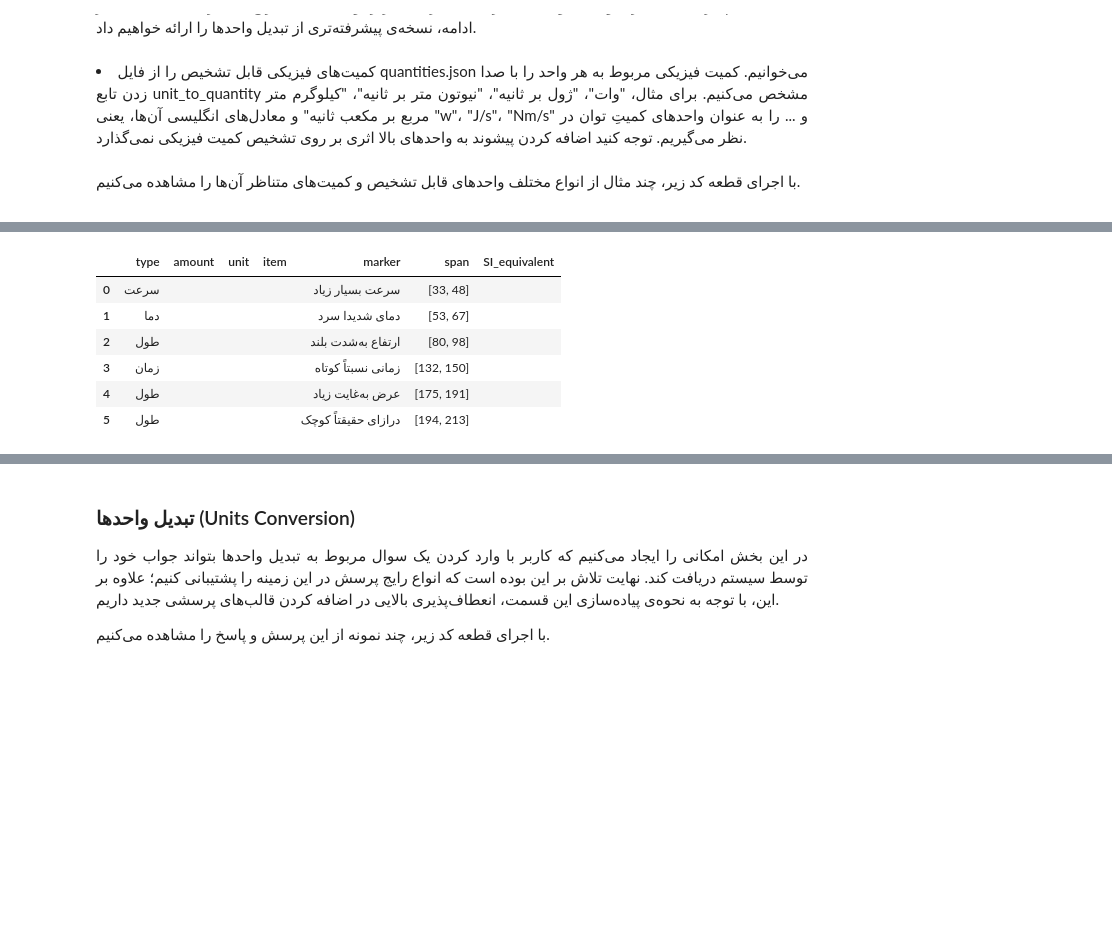
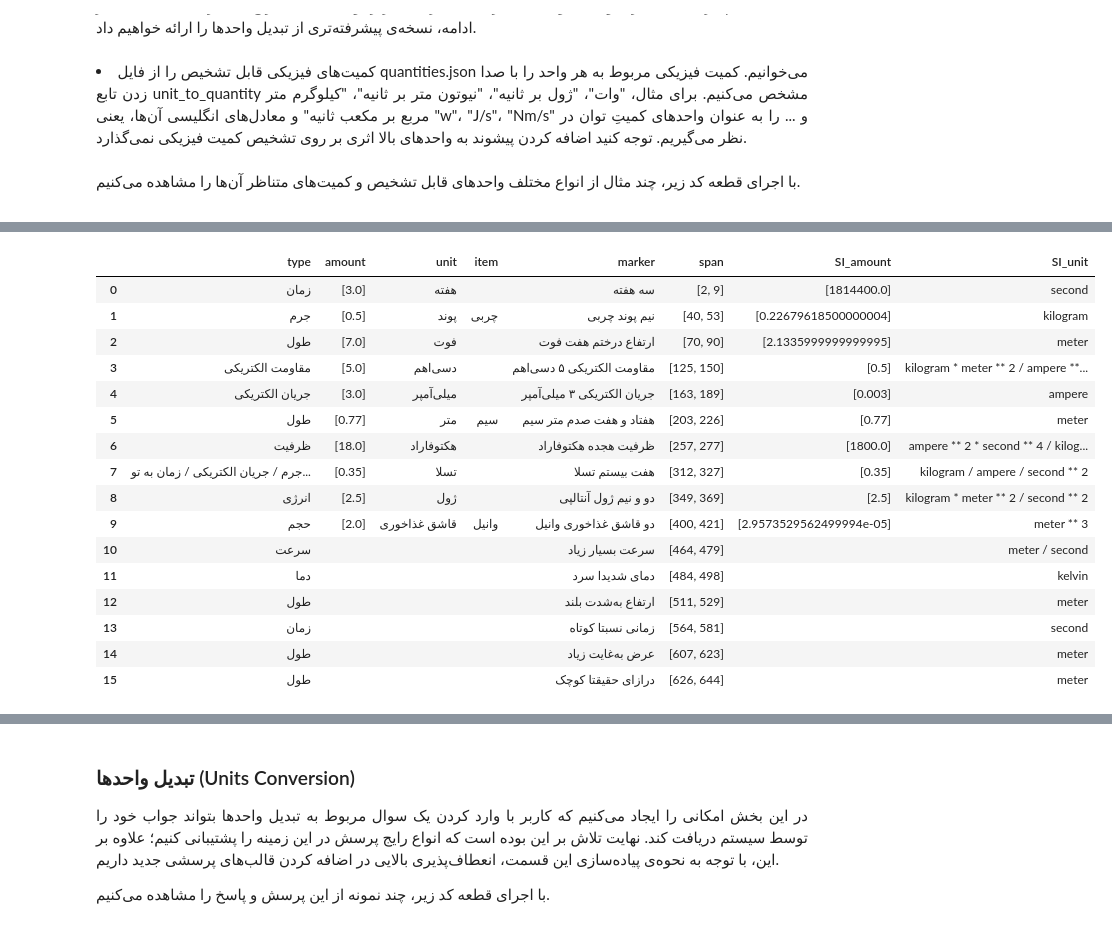
Before and after one commit to arshandalili/mir-units-of-measurements, a Jupyter notebook: units_of_measurement.ipynb, the cells around one changed output, grey strips where cells are left out. Saved outputs shown, nothing was run; the diff lists cells and outputs as text; code cells hidden in the pictures; blank space fills up the shorter version.

Commit message:
Add Extractor class, final parts approaching
Co-authored-by: Arshan Dalili <arshandalili@users.noreply.github.com>
Co-authored-by: MohammadHejri <MohammadHejri@users.noreply.github.com>

```diff
--- a/units_of_measurement.ipynb
+++ b/units_of_measurement.ipynb
@@ -420,14 +421,15 @@ pd.DataFrame(result)
 # %%
 class ExtractedQuantity:
 
-    def __init__(self, qtype, amount, unit, item, marker, span, SI_equivalent):
+    def __init__(self, qtype, amount, unit, item, marker, span, SI_amount, SI_unit):
         self.qtype = qtype
         self.amount = amount
         self.unit = unit
         self.item = item
         self.marker = marker
         self.span = span
-        self.SI_equivalent = SI_equivalent
+        self.SI_amount = SI_amount
+        self.SI_unit = SI_unit
 
     def get_dict(self):
         return {
@@ -437,5 +439,13 @@ class ExtractedQuantity:
             'item': self.item,
             'marker': self.marker,
             'span': self.span,
-            'SI_equivalent': self.SI_equivalent,
+            'SI_amount': self.SI_amount,
+            'SI_unit': self.SI_unit,
         }
+# %%
+tagger = hazm.POSTagger(model='resources/hazm/postagger.model')
+chunker = hazm.Chunker(model='resources/hazm/chunker.model')
+# %%
+related_words_dict = {}
+with open('resources/dataset/quantities_related_names.json', 'r', encoding='utf-8') as file:
+    related_words_dict = json.load(file)
@@ -505,0 +622,2 @@ extract_qualitative_expressions(sample, tagger, quantities_word_network)
+# %%
+quantity_extractor = QuantityExtractor()
@@ -506,16 +651,38 @@ extract_qualitative_expressions(sample, tagger, quantities_word_network)
 # %%
-sample = '''ما در ابتدا یک ماشین دیدیم که با سرعت بسیار زیاد
- در دمای شدیدا سرد قطب جنوب در ارتفاع به‌شدت بلند در حال رانندگی بود.
- سپس مردی در زمانی نسبتاً کوتاه شروع به پیاده‌شدن کرد.
- عرض به‌غایت زیاد و درازای حقیقتاً کوچک از ویژگی‌های آن ماشین بود.'''
+sample = '''
+    سه هفته بود که به گردش نرفته بودیم.
+    نیم پوند چربی آب کرده بودم.
+    ارتفاع درختم هفت فوت شده بود و این جای خوشحالی داشت.
+    مقاومت الکتریکی ۵ دسی‌اهم در مداری با جریان الکتریکی ۳ میلی‌آمپر موجود است.
+    هفتاد و هفت صدم متر سیم باکیفیت خریدم.
+    اگر خازنی با ظرفیت هجده هکتوفاراد در آن قرار بگیرد میدان مغناطیسی آن هفت بیستم تسلا می‌شود.
+    این فرایند دو و نیم ژول آنتالپی دارد.
+    برای پختن کیک نیازمند دو قاشق غذاخوری وانیل هستیم.
+    ما در ابتدا یک ماشین دیدیم که با سرعت بسیار زیاد
+    در دمای شدیدا سرد قطب جنوب در ارتفاع به‌شدت بلند در حال رانندگی بود.
+    سپس مردی در زمانی نسبتاً کوتاه شروع به پیاده‌شدن کرد.
+    عرض به‌غایت زیاد و درازای حقیقتاً کوچک از ویژگی‌های آن ماشین بود.'''
 
-result = extract_qualitative_expressions(sample, tagger, quantities_word_network)
-pd.DataFrame(result)
+result = quantity_extractor.extract(sample)
+df = pd.DataFrame(result)
+# df['amount'] = df['amount'].apply(lambda x: x if type(x) == str else list(map(lambda a: round(a, 8), x)))
+# df['SI_amount'] = df['SI_amount'].apply(lambda x: x if type(x) == str else list(map(lambda a: round(a, 8), x)))
+df
 # %% [output]
-|  | type | amount | unit | item | marker | span | SI_equivalent |
-| 0 | سرعت |  |  |  | سرعت بسیار زیاد | [33, 48] |  |
-| 1 | دما |  |  |  | دمای شدیدا سرد | [53, 67] |  |
-| 2 | طول |  |  |  | ارتفاع به‌شدت بلند | [80, 98] |  |
-| 3 | زمان |  |  |  | زمانی نسبتاً کوتاه | [132, 150] |  |
-| 4 | طول |  |  |  | عرض به‌غایت زیاد | [175, 191] |  |
-| 5 | طول |  |  |  | درازای حقیقتاً کوچک | [194, 213] |  |
+|  | type | amount | unit | item | marker | span | SI_amount | SI_unit |
+| 0 | زمان | [3.0] | هفته |  | سه هفته | [2, 9] | [1814400.0] | second |
+| 1 | جرم | [0.5] | پوند | چربی | نیم پوند چربی | [40, 53] | [0.22679618500000004] | kilogram |
+| 2 | طول | [7.0] | فوت |  | ارتفاع درختم هفت فوت | [70, 90] | [2.1335999999999995] | meter |
+| 3 | مقاومت الکتریکی | [5.0] | دسی‌اهم |  | مقاومت الکتریکی ۵ دسی‌اهم | [125, 150] | [0.5] | kilogram * meter ** 2 / ampere **... |
+| 4 | جریان الکتریکی | [3.0] | میلی‌آمپر |  | جریان الکتریکی ۳ میلی‌آمپر | [163, 189] | [0.003] | ampere |
+| 5 | طول | [0.77] | متر | سیم | هفتاد و هفت صدم متر سیم | [203, 226] | [0.77] | meter |
+| 6 | ظرفیت | [18.0] | هکتوفاراد |  | ظرفیت هجده هکتوفاراد | [257, 277] | [1800.0] | ampere ** 2 * second ** 4 / kilog... |
+| 7 | جرم / جریان الکتریکی / زمان به تو... | [0.35] | تسلا |  | هفت بیستم تسلا | [312, 327] | [0.35] | kilogram / ampere / second ** 2 |
+| 8 | انرژی | [2.5] | ژول |  | دو و نیم ژول آنتالپی | [349, 369] | [2.5] | kilogram * meter ** 2 / second ** 2 |
+| 9 | حجم | [2.0] | قاشق غذاخوری | وانیل | دو قاشق غذاخوری وانیل | [400, 421] | [2.9573529562499994e-05] | meter ** 3 |
+| 10 | سرعت |  |  |  | سرعت بسیار زیاد | [464, 479] |  | meter / second |
+| 11 | دما |  |  |  | دمای شدیدا سرد | [484, 498] |  | kelvin |
+| 12 | طول |  |  |  | ارتفاع به‌شدت بلند | [511, 529] |  | meter |
+| 13 | زمان |  |  |  | زمانی نسبتا کوتاه | [564, 581] |  | second |
+| 14 | طول |  |  |  | عرض به‌غایت زیاد | [607, 623] |  | meter |
+| 15 | طول |  |  |  | درازای حقیقتا کوچک | [626, 644] |  | meter |
```
Also changed, not shown: parts of 11 cells of this notebook, 3 other files.
